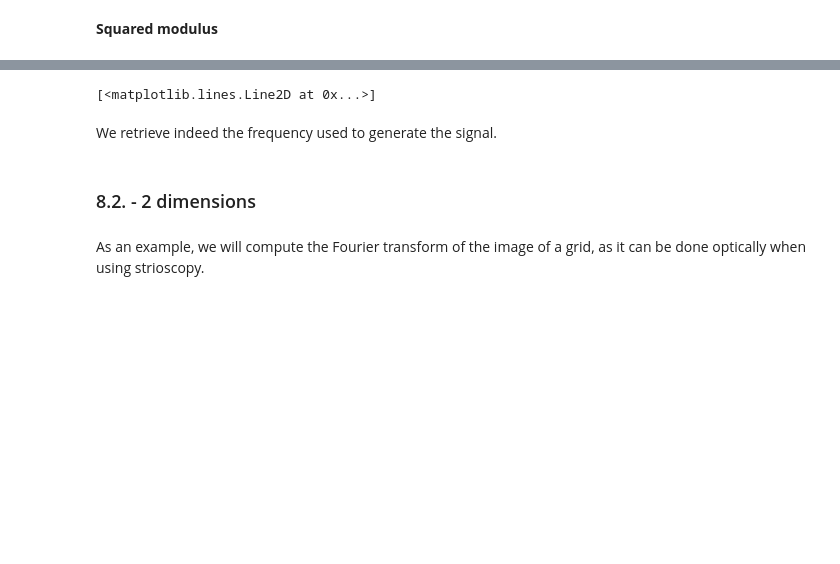
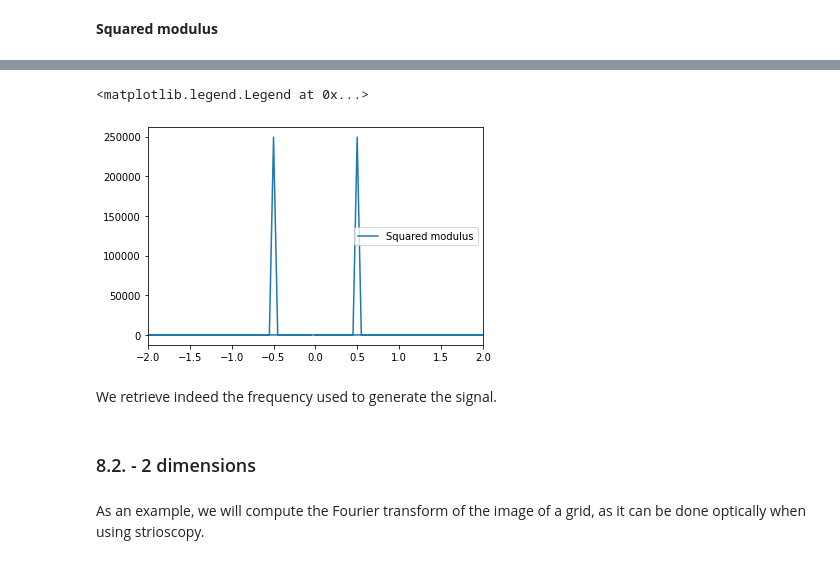
Before and after one commit to Ecole-Femto-2021/CrashCourse, a Jupyter notebook: PythonReadersDigest.ipynb, the cells around one changed output, grey strips where cells are left out. Cells and saved outputs as stored; diff of their text form; code cells hidden in the pictures; blank space fills up the shorter version.

```diff
--- a/PythonReadersDigest.ipynb
+++ b/PythonReadersDigest.ipynb
@@ -849,5 +984,7 @@ plt.plot(freq,fft_sin.imag,label="Imaginary part")
 <b>Squared modulus</b>
 # %%
 plt.figure()
-plt.plot(freq,abs(fft_sin)**2.,label="Squared modulus")
+plt.plot(freq, abs(fft_sin)**2., label="Squared modulus")
+plt.xlim([-2, 2])
+plt.legend()
 # %% [output]
@@ -856,4 +991,5 @@ plt.plot(freq,abs(fft_sin)**2.,label="Squared modulus")
-[<matplotlib.lines.Line2D at 0x...>]
+<matplotlib.legend.Legend at 0x...>
+[figure, added]
 # %% [markdown]
 We retrieve indeed the frequency used to generate the signal.
 # %% [markdown]
```
Also changed, not shown: parts of 95 cells of this notebook.
